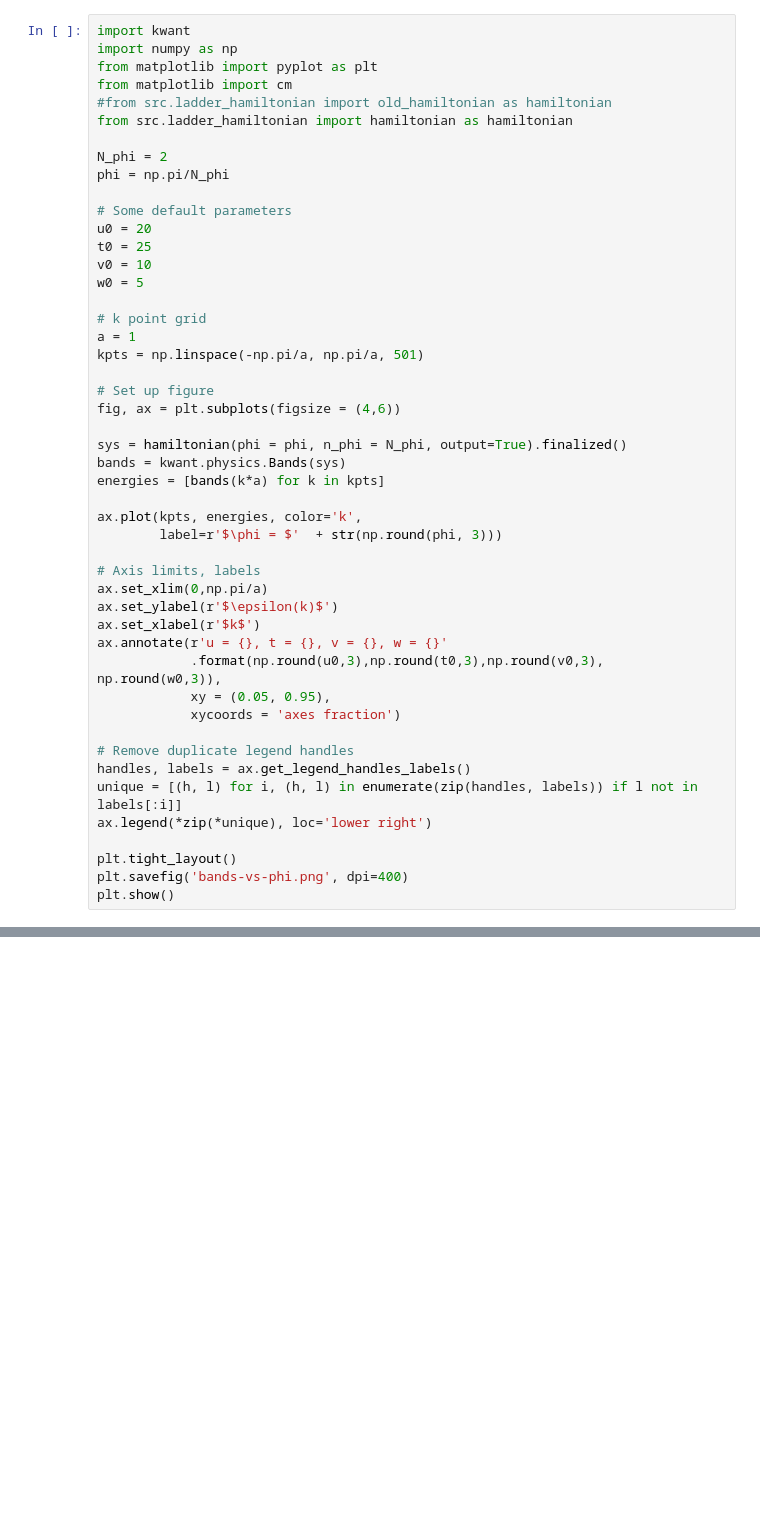
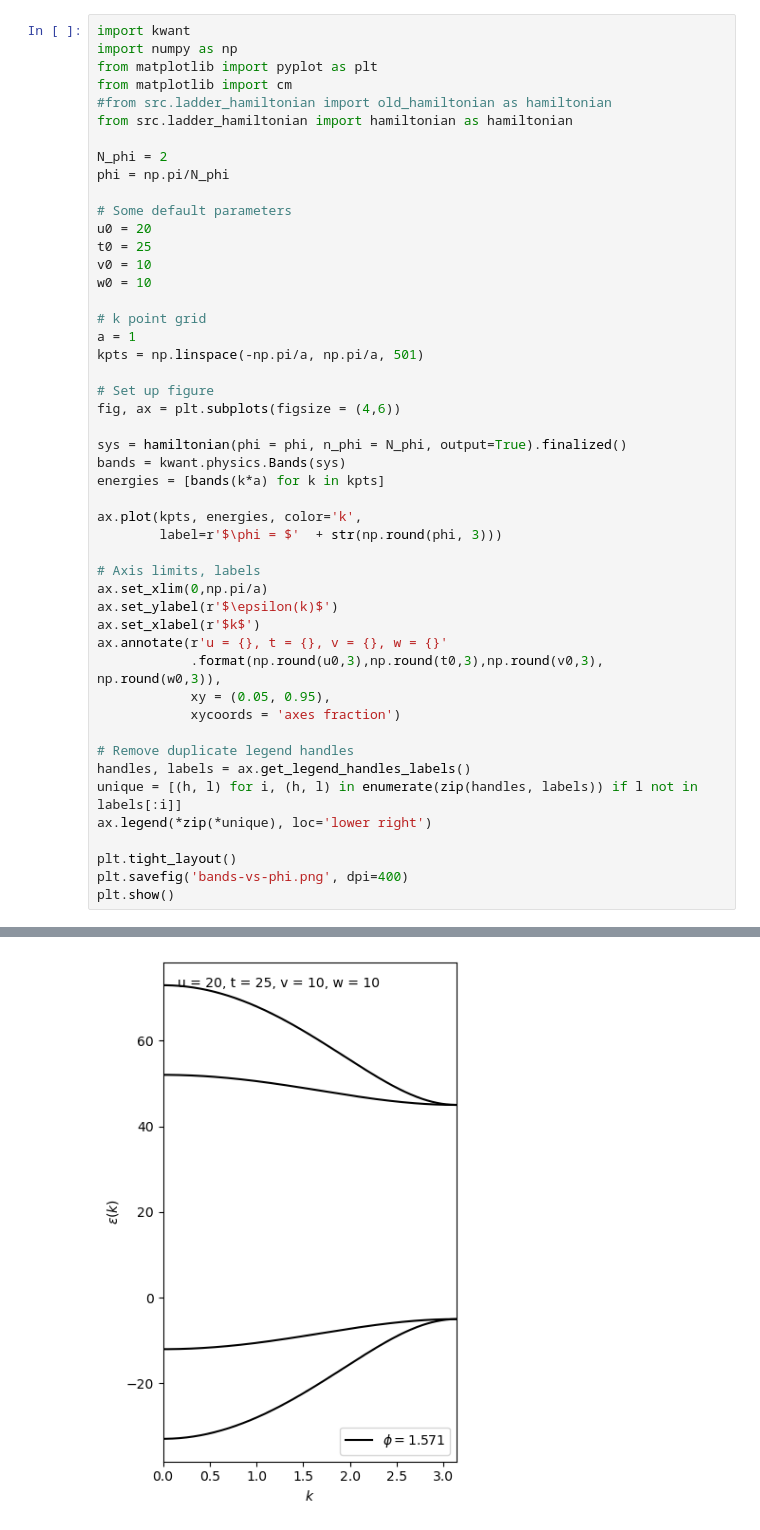
Before and after one commit to Jcrewse/helical-materials, a Jupyter notebook: scripts/kwant/bands-v-twist.ipynb, the cells around one changed output, grey strips where cells are left out. Saved outputs shown, nothing was run; the diff lists cells and outputs as text; blank space fills up the shorter version.

```diff
--- a/scripts/kwant/bands-v-twist.ipynb
+++ b/scripts/kwant/bands-v-twist.ipynb
@@ -13,7 +13,7 @@ phi = np.pi/N_phi
 u0 = 20
 t0 = 25
 v0 = 10
-w0 = 5
+w0 = 10
 
 # k point grid
 a = 1
@@ -50,0 +67 @@ SyntaxError: invalid syntax. Perhaps you forgot a comma? (2850492416.py, line 28
+[figure, added]
```
Also changed, not shown: parts of 1 cell of this notebook, 5 other files.
